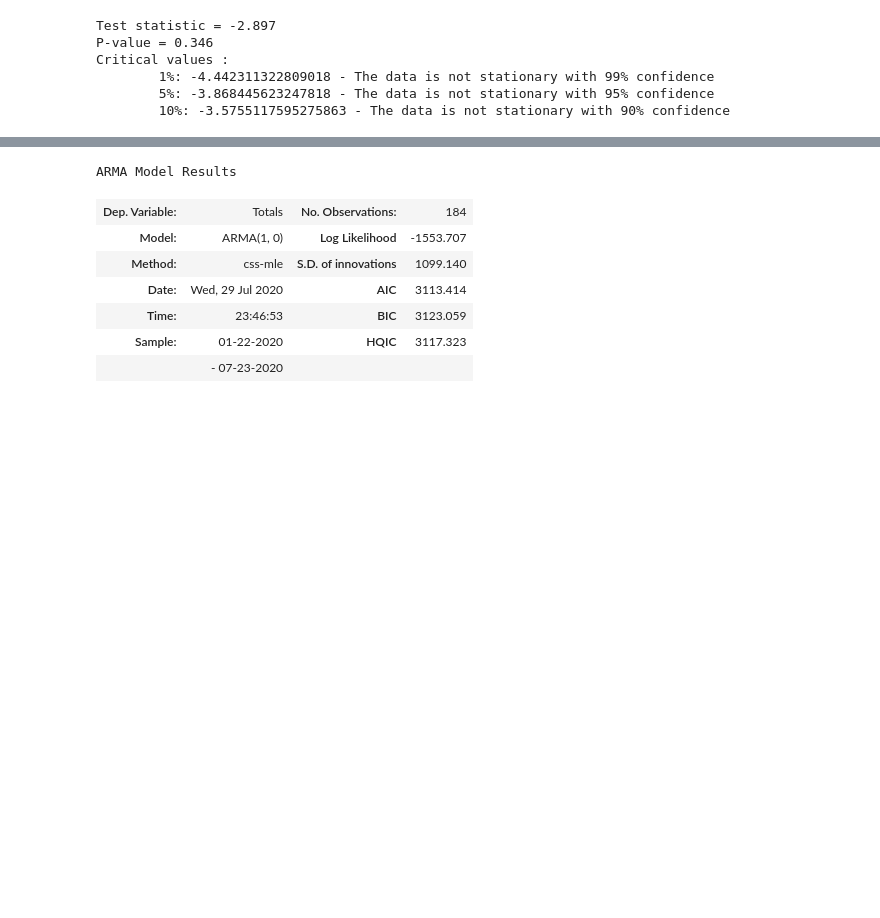
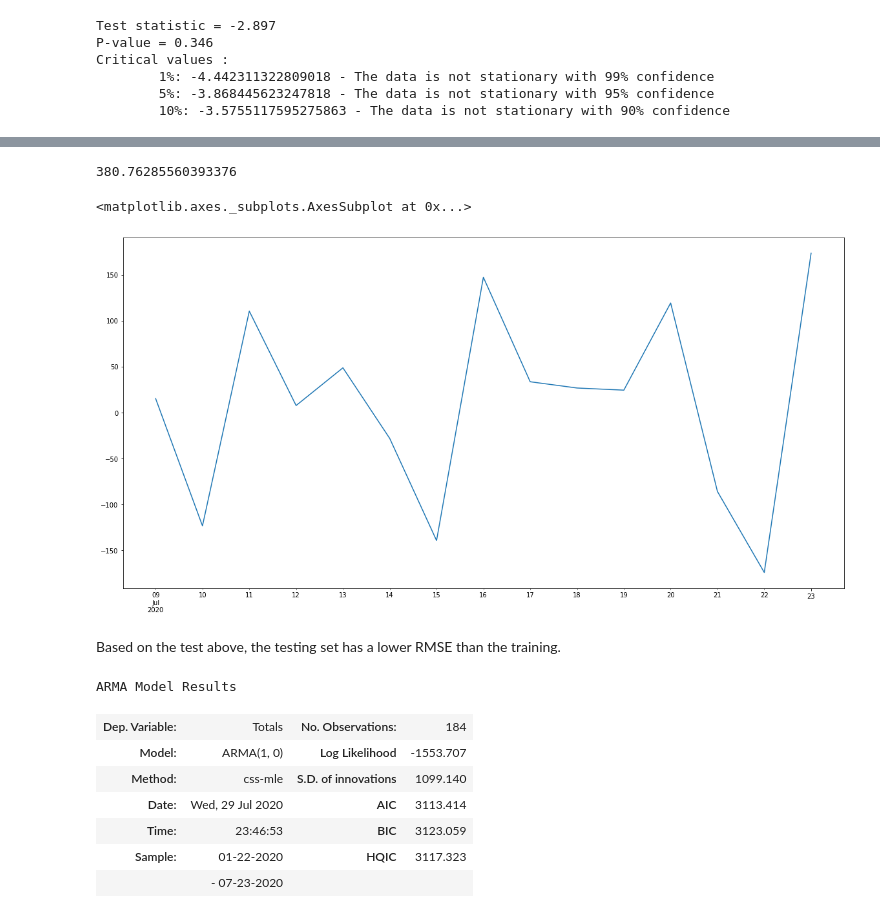
Before and after one commit to GabeSArn/time_series, a Jupyter notebook: index_ga.ipynb, the cells around one changed output, grey strips where cells are left out. Cells and saved outputs as stored; diff of their text form; code cells hidden in the pictures; blank space fills up the shorter version.

```diff
--- a/index_ga.ipynb
+++ b/index_ga.ipynb
@@ -235,3 +267,17 @@ Roots
+# %%
+mod_arma = ARMA(testing_set_values, order=(1,0))
+res_arma = mod_arma.fit()
+pred_deaths = res_arma.predict()
+np.sqrt(metrics.mean_squared_error(testing_set_values, pred_deaths))
+# %% [output]
+380.76285560393376
+# %%
+pred_deaths.plot(figsize=(20,10))
+# %% [output]
+<matplotlib.axes._subplots.AxesSubplot at 0x...>
+[figure, added]
+# %% [markdown]
+<p> Based on the test above, the testing set has a lower RMSE than the training.</p>
 # %%
 run_arma(death_data['Totals'], 1,0)
 # %% [output]
```
Also changed, not shown: parts of 40 cells of this notebook, 2 other files.
